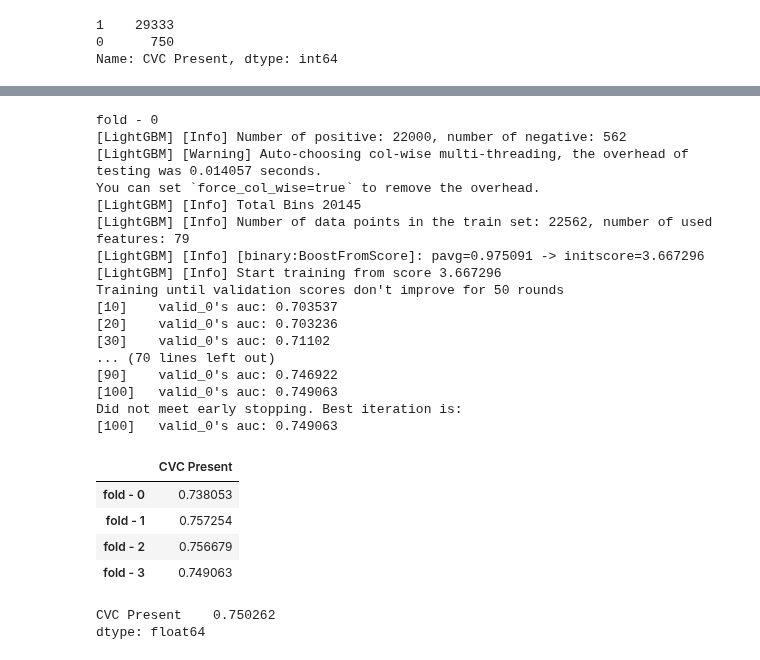
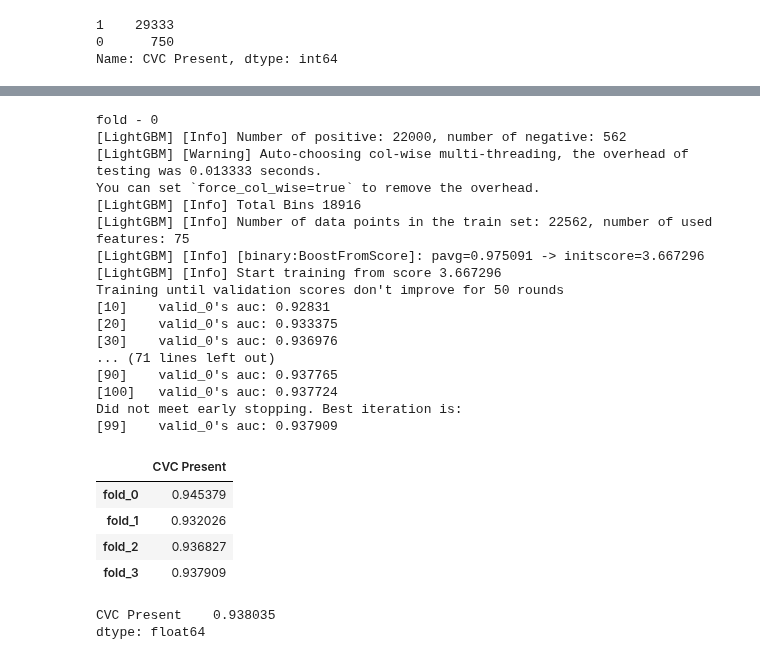
Before and after one commit to Hokoku/catheter, a Jupyter notebook: cvc_lgbm.ipynb, the cells around one changed output, grey strips where cells are left out. Saved outputs shown, nothing was run; the diff lists cells and outputs as text; code cells hidden in the pictures.

```diff
--- a/cvc_lgbm.ipynb
+++ b/cvc_lgbm.ipynb
@@ -10,6 +12,7 @@ from tensorflow.keras import models
 # %%
 class CFG:
     dataset_dir="../input/ranzcr-clip-catheter-line-classification/"
+    models_dir="./models/"
     n_folds=4
     target_cols=['ETT - Abnormal', 'ETT - Borderline', 'ETT - Normal', 'NGT - Abnormal', 'NGT - Borderline',
        'NGT - Incompletely Imaged', 'NGT - Normal', 'CVC - Abnormal', 'CVC - Borderline', 'CVC - Normal', 'Swan Ganz Catheter Present']
@@ -100,0 +43,27 @@ display(X)
+# %%
+npz=np.load("../input/effnet_tuned_output.npz")
+features_list=[npz[uid] for uid in tqdm(train["StudyInstanceUID"])]
+features=np.array(features_list)
+# %%
+def compress_with_autoencoder(features):
+    scaler=pickle.load(open(f"{CFG.models_dir}minmaxscaler_effnet_tuned.pickle","rb"))
+    X=scaler.transform(features)
+
+    autoencoder_dir=f"{CFG.models_dir}autoencoder_tuned/"
+    with open(f"{autoencoder_dir}model.json","rt") as f:
+        model_json=f.read()
+    autoencoder=models.model_from_json(model_json)
+    autoencoder.load_weights(f"{autoencoder_dir}ckpt")
+
+    layer_name="dense_1"
+    compressing_model=models.Model(inputs=autoencoder.input,outputs=autoencoder.get_layer(layer_name).output)
+
+    ae_pred=compressing_model.predict(X)
+    ae_pred_df=pd.DataFrame(ae_pred)
+
+    return ae_pred_df
+
+X=compress_with_autoencoder(features)
+valuless_columns=[4,  7,  9, 12, 13, 20, 25, 27, 30, 31, 36, 44, 47, 48, 51, 54, 64, 65, 71, 73, 74, 75, 89, 92, 97]
+X=X.drop(columns=valuless_columns)
+display(X)
@@ -161,61 +160,54 @@ def get_pred(train,val):
     lgb_train=lightgbm.Dataset(X_train,label=y_train)
     lgb_test=lightgbm.Dataset(X_val,label=y_val,reference=lgb_train)
 
-    # params=pickle.load(open(f"{CFG.models_dir}autoencoder_smallLR/lgb_params_{col_index}.pickle","rb"))
-    # params["early_stopping_rounds"]=500
-    params={
-        "task":"train",
-        "boosting_type":"gbdt",
-        "objective":"binary",
-        "metric":"auc",
-        "early_stopping_rounds":50, #early_stopping_roundsを指定しないとbest_iterationは保存されない
-    }
+    params=pickle.load(open(f"{CFG.models_dir}lgbm_cvc_presence/params_0.pickle","rb"))
+    params["early_stopping_rounds"]=50
 
     lgbm_model=lightgbm.train(params,lgb_train,valid_sets=lgb_test,verbose_eval=10)
     pred=lgbm_model.predict(X_val)
     auc=roc_auc_score(y_val,pred)
 
     return pred,auc
 
 
 results=pd.DataFrame(columns=["CVC Present"])
 
 for n in range(CFG.n_folds):
     print(f"\nfold - {n}")
     train_idx=(fold["folds"]!=n)
     val_idx=(fold["folds"]==n)
 
-    train_data=X[train_idx].iloc[:,1:],train["CVC Present"][train_idx]
-    val_data=X[val_idx].iloc[:,1:],train["CVC Present"][val_idx]
+    train_data=X[train_idx],train["CVC Present"][train_idx]
+    val_data=X[val_idx],train["CVC Present"][val_idx]
 
     _,auc=get_pred(train=train_data,val=val_data)
 
-    results.loc[f"fold - {n}","CVC Present"]=auc
+    results.loc[f"fold_{n}","CVC Present"]=auc
 
 
 display(results,results.mean(axis=0))
 # %% [output]
 fold - 0
 [LightGBM] [Info] Number of positive: 22000, number of negative: 562
-[LightGBM] [Warning] Auto-choosing col-wise multi-threading, the overhead of testing was 0.014057 seconds.
+[LightGBM] [Warning] Auto-choosing col-wise multi-threading, the overhead of testing was 0.013333 seconds.
 You can set `force_col_wise=true` to remove the overhead.
-[LightGBM] [Info] Total Bins 20145
-[LightGBM] [Info] Number of data points in the train set: 22562, number of used features: 79
+[LightGBM] [Info] Total Bins 18916
+[LightGBM] [Info] Number of data points in the train set: 22562, number of used features: 75
 [LightGBM] [Info] [binary:BoostFromScore]: pavg=0.975091 -> initscore=3.667296
 [LightGBM] [Info] Start training from score 3.667296
 Training until validation scores don't improve for 50 rounds
-[10]    valid_0's auc: 0.703537
-[20]    valid_0's auc: 0.703236
-[30]    valid_0's auc: 0.71102
-... (70 lines left out)
-[90]    valid_0's auc: 0.746922
-[100]   valid_0's auc: 0.749063
+[10]    valid_0's auc: 0.92831
+[20]    valid_0's auc: 0.933375
+[30]    valid_0's auc: 0.936976
+... (71 lines left out)
+[90]    valid_0's auc: 0.937765
+[100]   valid_0's auc: 0.937724
 Did not meet early stopping. Best iteration is:
-[100]   valid_0's auc: 0.749063
+[99]    valid_0's auc: 0.937909
 |  | CVC Present |
-| fold - 0 | 0.738053 |
-| fold - 1 | 0.757254 |
-| fold - 2 | 0.756679 |
-| fold - 3 | 0.749063 |
+| fold_0 | 0.945379 |
+| fold_1 | 0.932026 |
+| fold_2 | 0.936827 |
+| fold_3 | 0.937909 |
-CVC Present    0.750262
+CVC Present    0.938035
 dtype: float64
```
Also changed, not shown: parts of 7 cells of this notebook, 38 other files.
